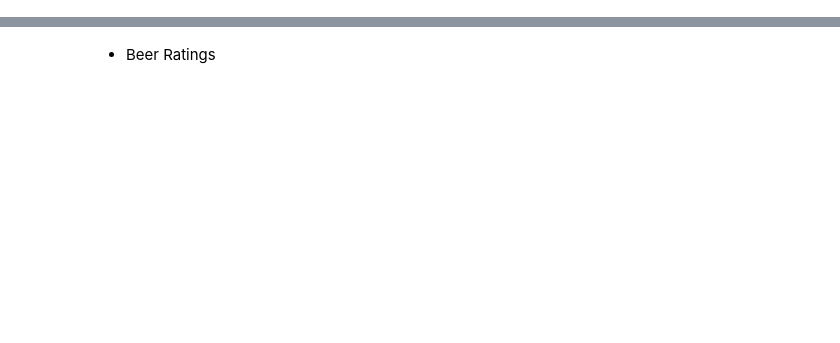
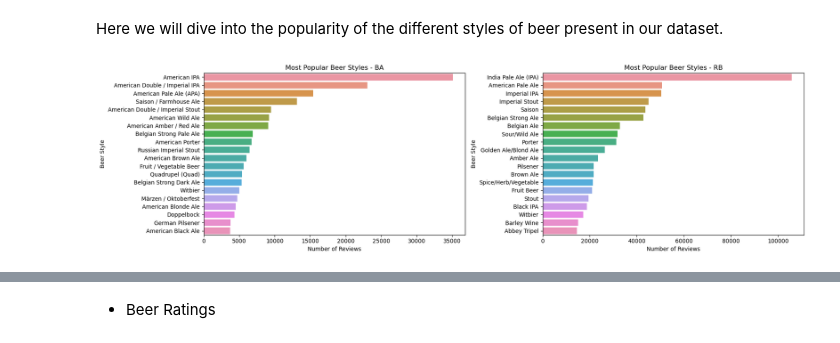
Before and after one commit to epfl-ada/ada-2023-project-adapowerup2023, a Jupyter notebook: Beer_review_M2.ipynb, the cells around one changed output, grey strips where cells are left out. Saved outputs shown, nothing was run; the diff lists cells and outputs as text; code cells hidden in the pictures; blank space fills up the shorter version.

```diff
--- a/Beer_review_M2.ipynb
+++ b/Beer_review_M2.ipynb
@@ -339,0 +194,32 @@ plt.show()
+# %% [markdown]
+Here we will dive into the popularity of the different styles of beer present in our dataset.
+# %%
+fig, axes = plt.subplots(1, 2, figsize=(18, 5))
+
+# Aggregate review counts by beer style for BA
+style_counts_ba = ba_filtered['style'].value_counts()
+
+# Select the top N styles for visualization
+# Adjust the number (e.g., 20) to display more or fewer styles
+top_styles_ba = style_counts_ba.head(20)
+sns.barplot(ax=axes[0], x=top_styles_ba.values, y=top_styles_ba.index)
+axes[0].set_title('Most Popular Beer Styles - BA')
+axes[0].set_xlabel('Number of Reviews')
+axes[0].set_ylabel('Beer Style')
+
+
+# Aggregate review counts by beer style for RB
+style_counts_rb = rb_filtered['style'].value_counts()
+
+# Select the top N styles for visualization
+# Adjust the number (e.g., 20) to display more or fewer styles
+top_styles_rb = style_counts_rb.head(20)
+sns.barplot(ax=axes[1], x=top_styles_rb.values, y=top_styles_rb.index)
+axes[1].set_title('Most Popular Beer Styles - RB')
+axes[1].set_xlabel('Number of Reviews')
+axes[1].set_ylabel('Beer Style')
+
+plt.tight_layout()
+plt.show()
+# %% [output]
+[figure, added]
```
Also changed, not shown: parts of 98 cells of this notebook, 1 other file.
